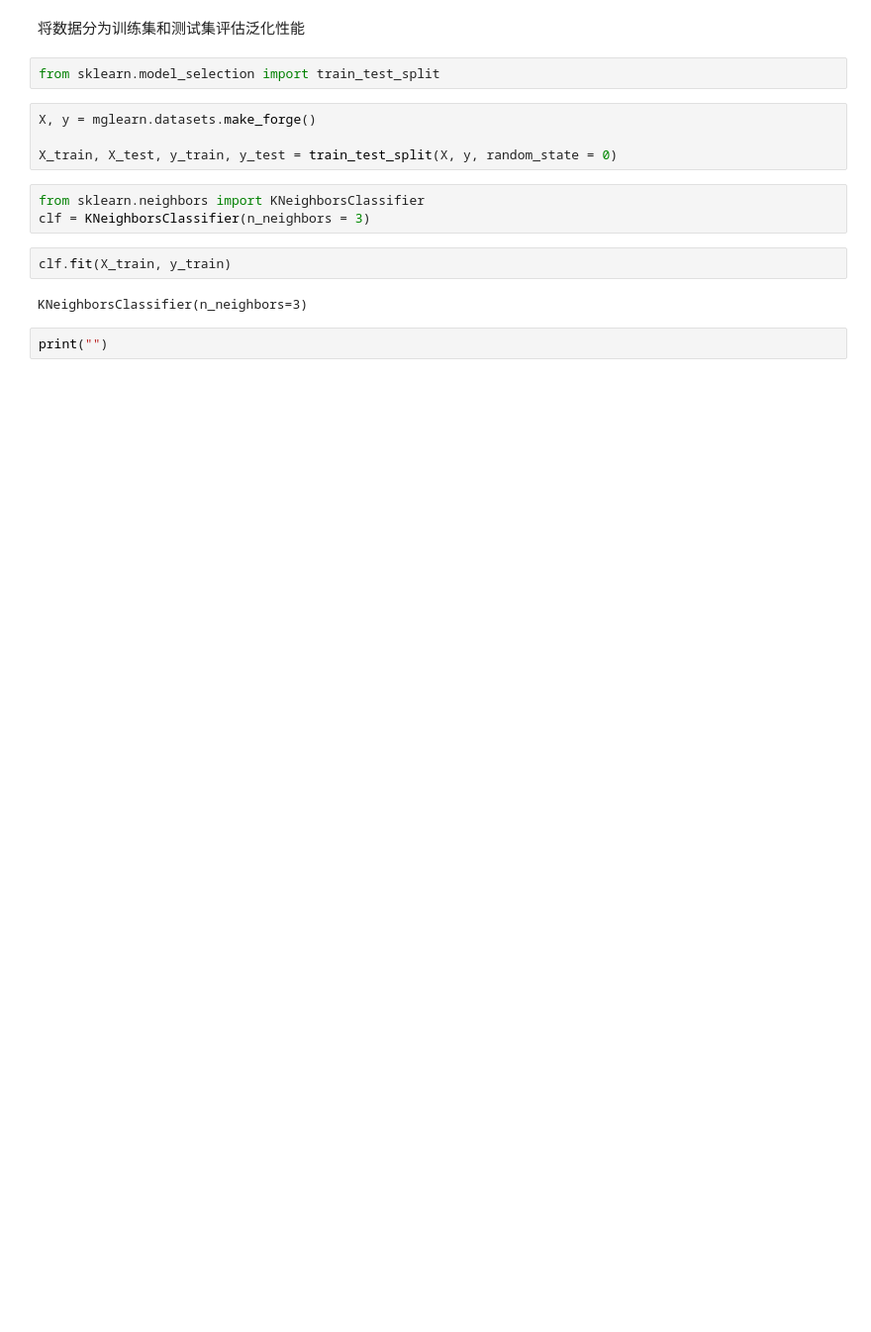
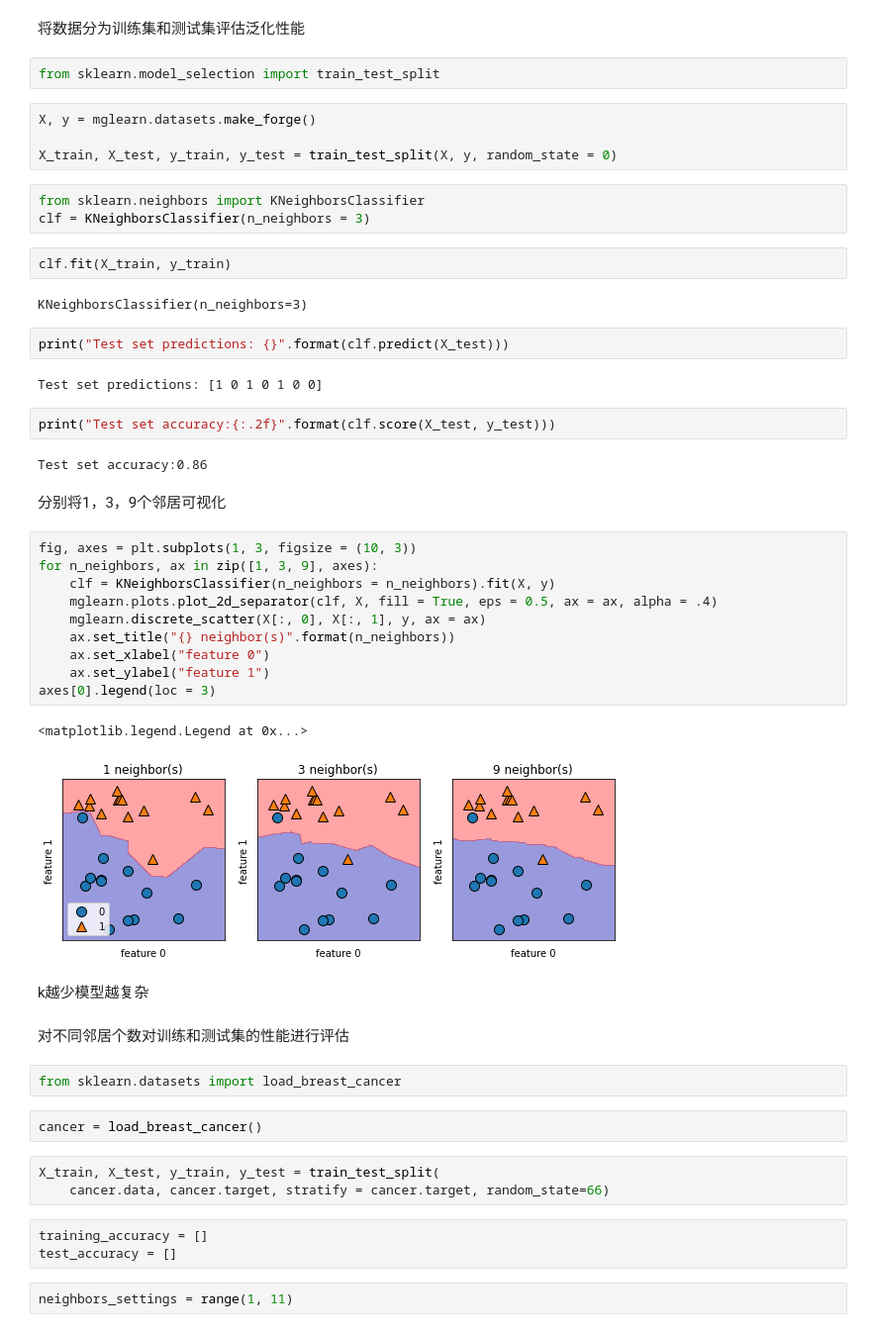
Before and after one commit to AaronZheng87/Python_ML-notes, a Jupyter notebook: chapter/第二章_监督学习.ipynb, the cells around one changed output. Shown: that part at 99% size. Saved outputs shown, nothing was run; the diff lists cells and outputs as text; blank space fills up the shorter version.

```diff
--- a/chapter/第二章_监督学习.ipynb
+++ b/chapter/第二章_监督学习.ipynb
@@ -114,4 +114,41 @@ clf.fit(X_train, y_train)
 # %% [output]
 KNeighborsClassifier(n_neighbors=3)
 # %%
-print("")
+print("Test set predictions: {}".format(clf.predict(X_test)))
+# %% [output]
+Test set predictions: [1 0 1 0 1 0 0]
+# %%
+print("Test set accuracy:{:.2f}".format(clf.score(X_test, y_test)))
+# %% [output]
+Test set accuracy:0.86
+# %% [markdown]
+分别将1，3，9个邻居可视化
+# %%
+fig, axes = plt.subplots(1, 3, figsize = (10, 3))
+for n_neighbors, ax in zip([1, 3, 9], axes):
+    clf = KNeighborsClassifier(n_neighbors = n_neighbors).fit(X, y)
+    mglearn.plots.plot_2d_separator(clf, X, fill = True, eps = 0.5, ax = ax, alpha = .4)
+    mglearn.discrete_scatter(X[:, 0], X[:, 1], y, ax = ax)
+    ax.set_title("{} neighbor(s)".format(n_neighbors))
+    ax.set_xlabel("feature 0")
+    ax.set_ylabel("feature 1")
+axes[0].legend(loc = 3)
+# %% [output]
+<matplotlib.legend.Legend at 0x...>
+[figure, added]
+# %% [markdown]
+k越少模型越复杂
+# %% [markdown]
+对不同邻居个数对训练和测试集的性能进行评估
+# %%
+from sklearn.datasets import load_breast_cancer
+# %%
+cancer = load_breast_cancer()
+# %%
+X_train, X_test, y_train, y_test = train_test_split(
+    cancer.data, cancer.target, stratify = cancer.target, random_state=66)
+# %%
+training_accuracy = []
+test_accuracy = []
+# %%
+neighbors_settings = range(1, 11)
```
Also changed, not shown: parts of 37 cells of this notebook, 6 other files.
